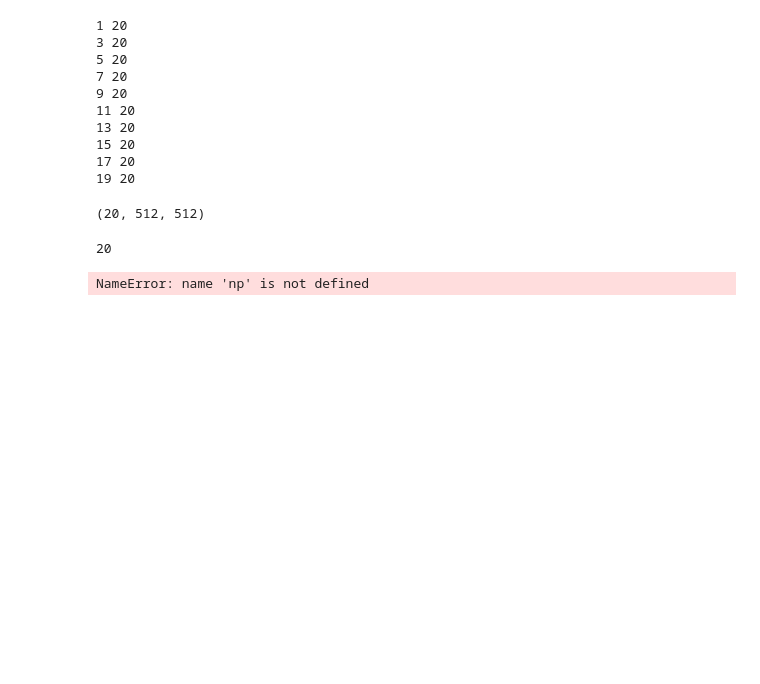
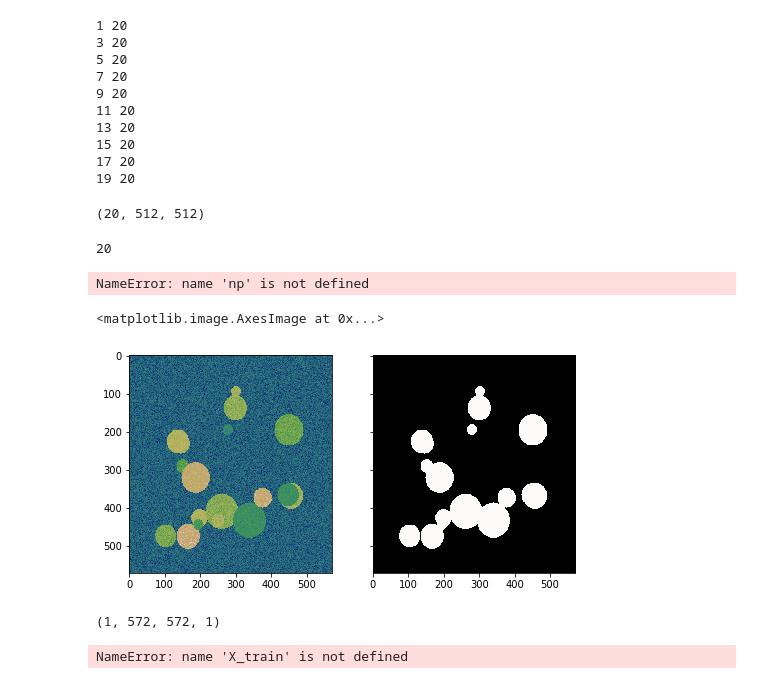
Before and after one commit to santitellez/Term_Project_st41_eps2, a Jupyter notebook: EDA.ipynb, the cells around one changed output. Saved outputs shown, nothing was run; the diff lists cells and outputs as text; code cells hidden in the pictures; blank space fills up the shorter version.

```diff
--- a/EDA.ipynb
+++ b/EDA.ipynb
@@ -494,3 +494,35 @@ def create_submission(csv_name, predictions, image_ids):
 #             train_df.loc[row_num, 'R':'B'] = RGB
 #             train_df.loc[row_num, 'Lightness'] = (max(RGB) + min(RGB)) / 2
 #             train_df.loc[row_num, 'Road'] = (msk_RGB.getpixel((h, w))[0] > 0)
+# %%
+from __future__ import division, print_function
+%matplotlib inline
+import matplotlib.pyplot as plt
+import matplotlib
+import numpy as np
+plt.rcParams['image.cmap'] = 'gist_earth'
+np.random.seed(98765)
+
+from tf_unet import image_gen
+from tf_unet import unet
+from tf_unet import util
+
+nx = 572
+ny = 572
+
+generator = image_gen.GrayScaleDataProvider(nx, ny, cnt=20)
+
+x_test, y_test = generator(1)
+
+fig, ax = plt.subplots(1,2, sharey=True, figsize=(8,4))
+ax[0].imshow(x_test[0,...,0], aspect="auto")
+ax[1].imshow(y_test[0,...,1], aspect="auto")
+# %% [output]
+<matplotlib.image.AxesImage at 0x...>
+[figure, added]
+# %%
+print(x_test.shape)
+print(X_train.shape)
+# %% [output]
+(1, 572, 572, 1)
+NameError: name 'X_train' is not defined
```
Also changed, not shown: parts of 1 cell of this notebook.
